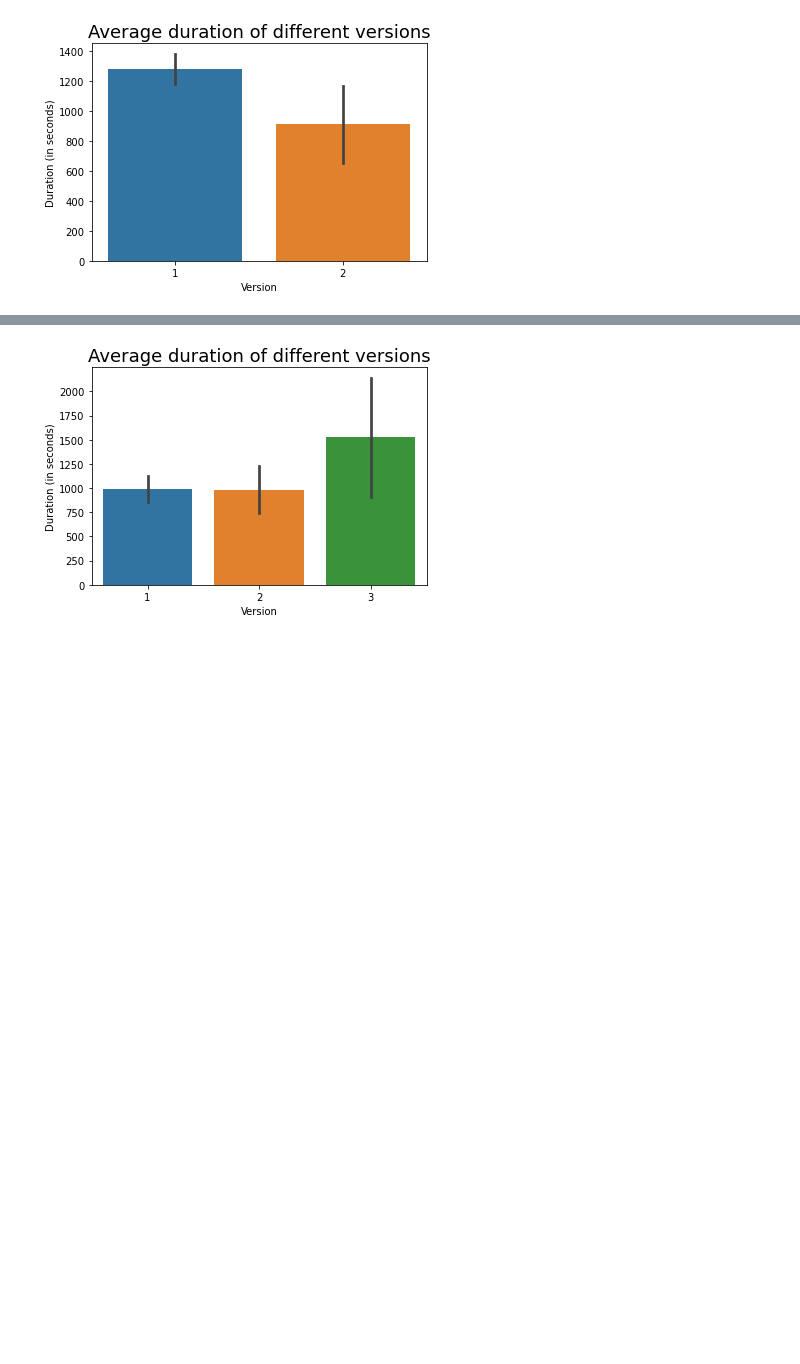
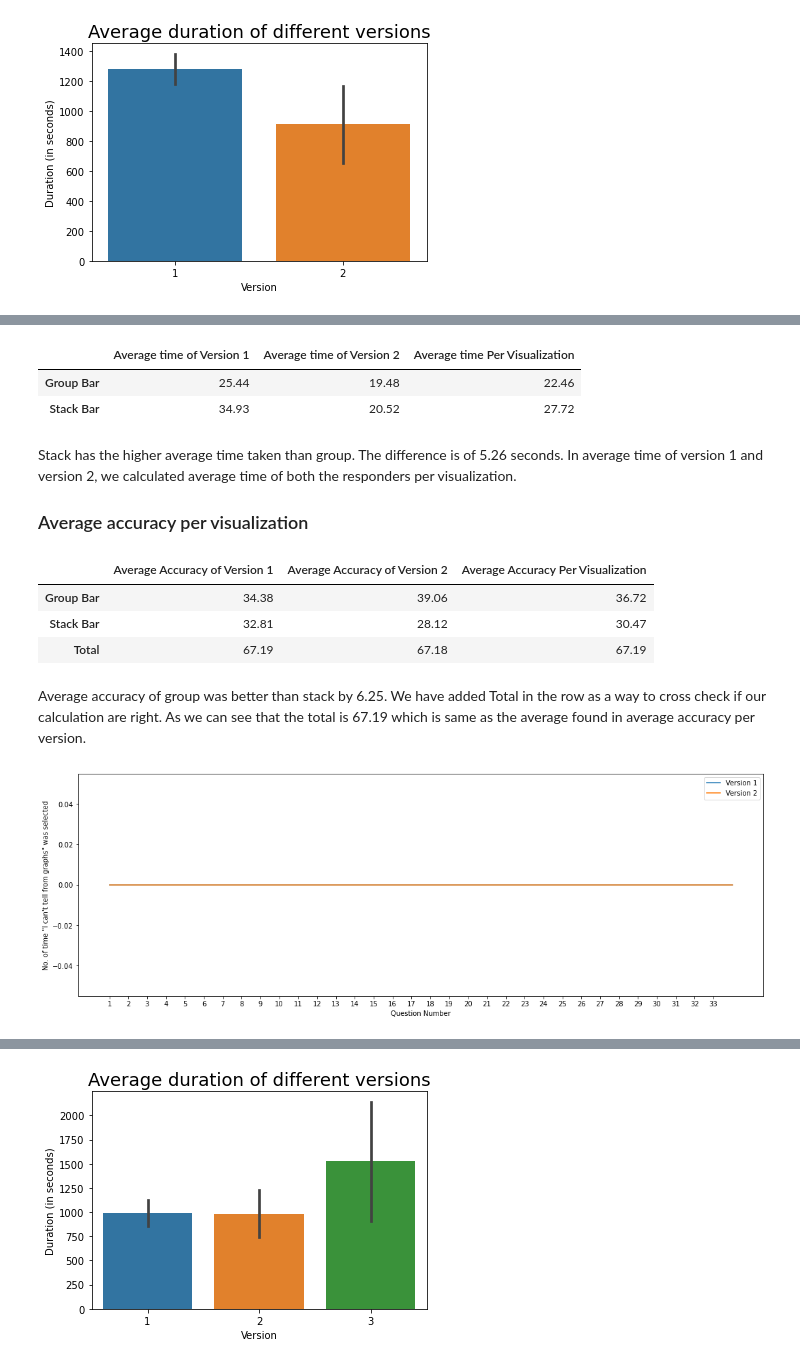
Before and after one commit to ketphan02/DATA-448, a Jupyter notebook: notebooks/reportSection1.ipynb, the cells around one changed output, grey strips where cells are left out. Saved outputs shown, nothing was run; the diff lists cells and outputs as text; code cells hidden in the pictures; blank space fills up the shorter version.

```diff
--- a/notebooks/reportSection1.ipynb
+++ b/notebooks/reportSection1.ipynb
@@ -92,13 +96,14 @@ As each section is following a general structure which was mentioned in the intr
 import pandas as pd
 import script as sc
 import numpy as np
+from statistics import mean
 
-df = pd.DataFrame(pd.read_csv('../report/data/section 1/SkillsV1.csv')).iloc[-2:].reset_index()
-df = sc.clean_name(df)
-df1 = pd.DataFrame(pd.read_csv('../report/data/section 1/SkillsV2.csv')).iloc[-2:].reset_index()
-df1 = sc.clean_name(df1)
+s1v1 = pd.DataFrame(pd.read_csv('../report/data/section 1/S1V1.csv')).iloc[-2:].reset_index()
+s1v1 = sc.clean_name(s1v1)
+s1v2 = pd.DataFrame(pd.read_csv('../report/data/section 1/S1V2.csv')).iloc[-2:].reset_index()
+s1v2 = sc.clean_name(s1v2)
 
-gdf = sc.getAverageTime(df,df1)
+gdf = sc.getAverageTime(s1v1,s1v2)
 # %% [output]
 |  | Id | Duration (in seconds) | Version |
 | 0 | Responder 1 | 1185 | 1 |
@@ -174,5 +125,0 @@ t_test(df, df1) # The p-value of this test, which is less than p = 0.05 threshol
-# %%
-print('Version 1')
-s1v1 = sc.get_correct_ans(df, "../report/answer/section 1/S1V1.csv", ['Responder 1', 'Responder 2'])
-print('Version 2')
-s1v2 = sc.get_correct_ans(df1, "../report/answer/section 1/S1V2.csv", ['Responder 3', 'Responder 4'])
@@ -273,0 +214,39 @@ gdf1 = sc.getAverageTime(df1,df2,df3)
+# %%
+group_time = sc.get_viz_time([s1v1,s1v2], 'grouped')
+stack_time = sc.get_viz_time([s1v1,s1v2], 'stacked')
+s1_tpviz = pd.DataFrame.from_dict({
+    'Average time of Version 1': [round(group_time[0],2), round(stack_time[0],2)],
+    'Average time of Version 2': [round(group_time[1],2),round(stack_time[1],2)],
+    'Average time Per Visualization': [round(mean(group_time),2),round(mean(stack_time),2)]
+}
+)
+display(s1_tpviz.rename({0:'Group Bar', 1:'Stack Bar'},axis=0))
+# %% [output]
+|  | Average time of Version 1 | Average time of Version 2 | Average time Per Visualization |
+| Group Bar | 25.44 | 19.48 | 22.46 |
+| Stack Bar | 34.93 | 20.52 | 27.72 |
+# %% [markdown]
+Stack has the higher average time taken than group. The difference is of 5.26 seconds. In average time of version 1 and version 2, we calculated average time of both the responders per visualization.
+
+### Average accuracy per visualization
+# %%
+group_acc = sc.getVizAccuracy([s1v1,s1v2], 's1v', 'grouped', 1)
+stack_acc = sc.getVizAccuracy([s1v1,s1v2], 's1v', 'stacked', 1)
+s1_apviz = pd.DataFrame.from_dict({
+    'Average Accuracy of Version 1': [round(group_acc[0],2), round(stack_acc[0],2), round(group_acc[0],2)+ round(stack_acc[0],2)],
+    'Average Accuracy of Version 2': [round(group_acc[1],2), round(stack_acc[1],2), round(group_acc[1],2)+round(stack_acc[1],2)],
+    'Average Accuracy Per Visualization': [round(mean(group_acc),2), round(mean(stack_acc),2), round(mean(group_acc),2)+round(mean(stack_acc),2)]
+}
+)
+display(s1_apviz.rename({0:'Group Bar', 1:'Stack Bar', 2:'Total'},axis=0))
+# %% [output]
+|  | Average Accuracy of Version 1 | Average Accuracy of Version 2 | Average Accuracy Per Visualization |
+| Group Bar | 34.38 | 39.06 | 36.72 |
+| Stack Bar | 32.81 | 28.12 | 30.47 |
+| Total | 67.19 | 67.18 | 67.19 |
+# %% [markdown]
+Average accuracy of group was better than stack by 6.25. We have added Total in the row as a way to cross check if our calculation are right. As we can see that the total is 67.19 which is same as the average found in average accuracy per version.
+# %%
+sc.check_confused([s1v1, s1v2])
+# %% [output]
+[figure, added]
```
Also changed, not shown: parts of 54 cells of this notebook, 6 other files.
